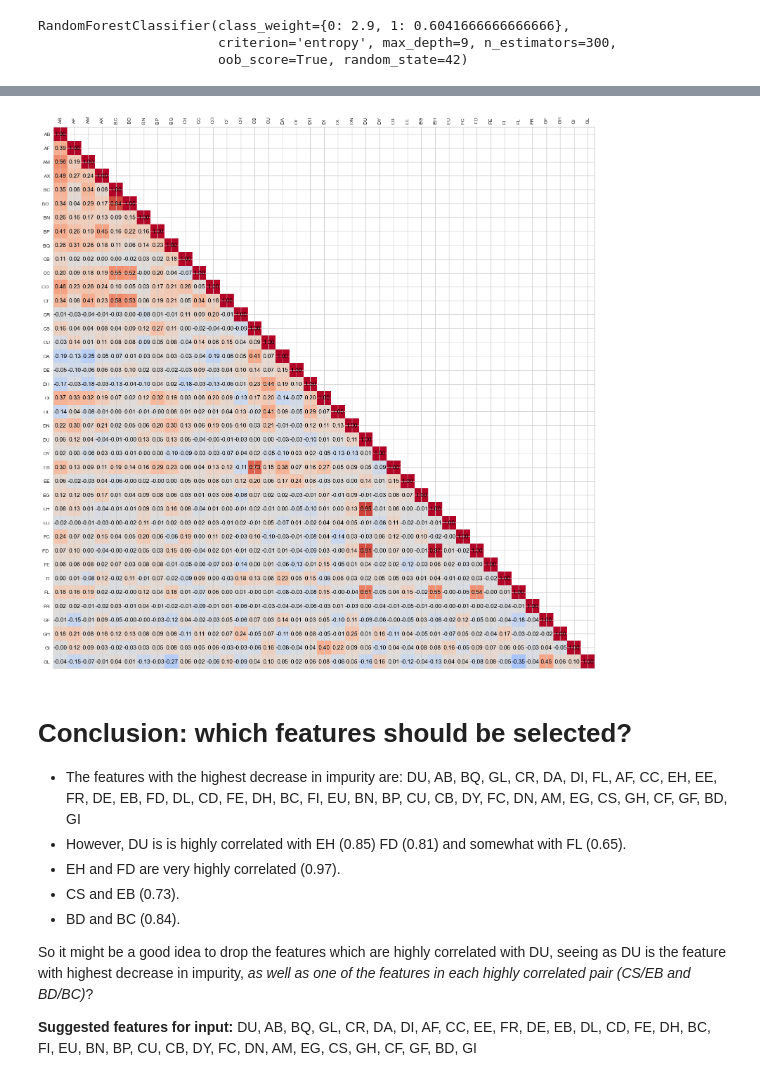
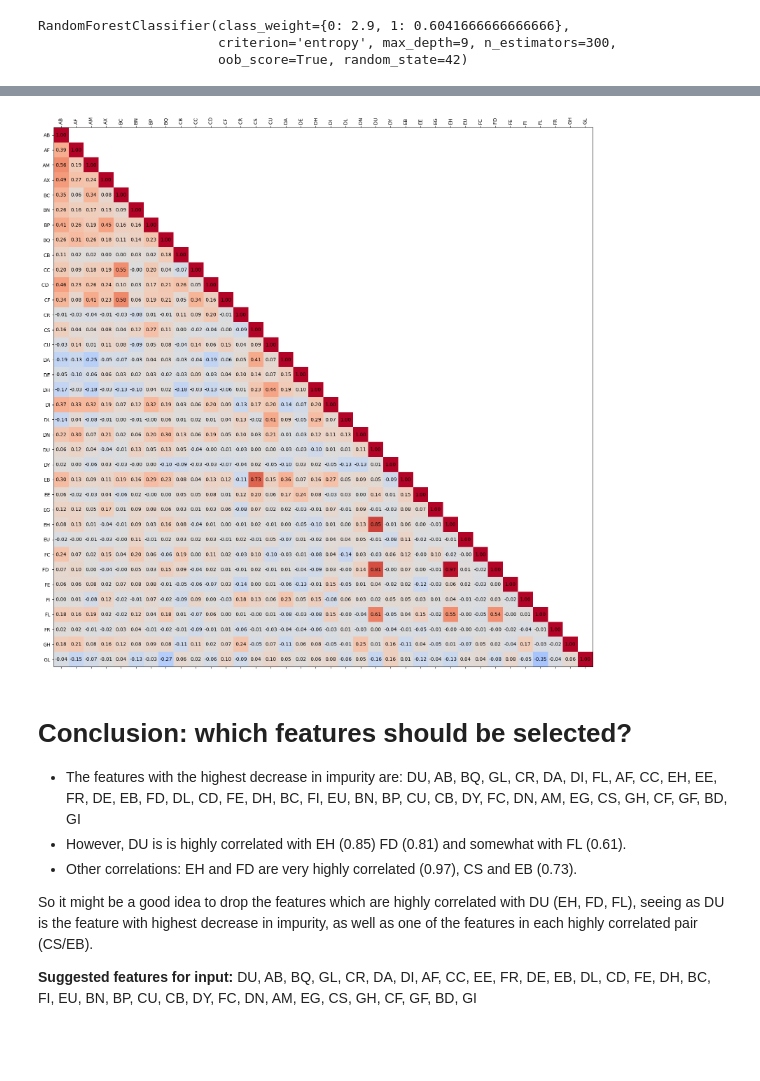
Before and after one commit to darby-brown/predicting-age-related-diseases, a Jupyter notebook: icr-identify-age-related-conditions/Juliana's jungle gym/RF_FR/RF_feature_importance.ipynb, the cells around one changed output, grey strips where cells are left out. Saved outputs shown, nothing was run; the diff lists cells and outputs as text; code cells hidden in the pictures; blank space fills up the shorter version.

```diff
--- a/icr-identify-age-related-conditions/Juliana's jungle gym/RF_FR/RF_feature_importance.ipynb
+++ b/icr-identify-age-related-conditions/Juliana's jungle gym/RF_FR/RF_feature_importance.ipynb
@@ -210,5 +224,6 @@ Validation balanced roc_auc: Mean: 0.95 Standard deviation: 0.06
 # %%
-hyperparameter_space = {'n_estimators': [100,200, 300,400,5000], #number of trees default=100
+#hyperparameter tuning:
+hyperparameter_space = {'n_estimators': [100,200,300,500,1000], #number of trees default=100
                          'max_depth': [3, 6, 9]} #depth of trees
 
 # Exhaustive search over specified parameter values for an estimator.
@@ -250,6 +272,6 @@ fig.tight_layout()
 # %%
 #select top variables
-top = forest_importances_sorted[0:39]
+top = forest_importances_sorted[0:36]
 df = top.to_frame().reset_index()
 
 # convert into pandas df for correlation
@@ -262,48 +284,44 @@ feature_train_df = train_df[FEATURE_COLUMNS]
 corr = feature_train_df.corr()
 
 #heatmap
 fig = plt.figure( figsize=(20, 20))
 ax = fig.add_subplot(111)
 
 # Create a mask for the upper triangle
 mask = np.triu(np.ones(corr.shape), k=1)
 
-# Set the upper triangle of the correlation matrix to a specific color (white in this case)
+# Set the upper triangle of the correlation matrix to white
 corr = corr.where(mask == 0)
 
 # Create the heatmap
 cax = ax.matshow(corr, cmap='coolwarm', vmin=-1, vmax=1)
 
-# Add colorbar
-# fig.colorbar(cax)
-
+# Plot
 ticks = np.arange(0, len(feature_train_df.columns), 1)
 ax.set_xticks(ticks)
 plt.xticks(rotation=90)
 ax.set_yticks(ticks)
 ax.set_xticklabels(feature_train_df.columns)
 ax.set_yticklabels(feature_train_df.columns)
 
 # Annotate the correlation values on the heatmap
 for i in range(len(feature_train_df.columns)):
     for j in range(len(feature_train_df.columns)):
         if mask[i, j] == 0:  # Display text only for the lower triangular part
             text = "{:.2f}".format(corr.iloc[i, j])  # Format the correlation value to two decimal places
             ax.text(j, i, text, ha='center', va='center', color='black')
 
 plt.show()
 # %% [output]
-[figure, old version]
+[figure, new version]
 # %% [markdown]
 # Conclusion: which features should be selected?
 
 - The features with the highest decrease in impurity are: DU, AB, BQ, GL, CR, DA, DI, FL, AF, CC, EH, EE, FR, DE, EB, FD, DL, CD, FE, DH, BC, FI, EU, BN, BP, CU, CB, DY, FC, DN, AM, EG, CS, GH, CF, GF, BD, GI
-- However, DU is is highly correlated with EH (0.85) FD (0.81) and somewhat with FL (0.65).
-- EH and FD are very highly correlated (0.97).
-- CS and EB (0.73).
-- BD and BC (0.84).
+- However, DU is is highly correlated with EH (0.85) FD (0.81) and somewhat with FL (0.61).
+- Other correlations: EH and FD are very highly correlated (0.97), CS and EB (0.73).
 
-So it might be a good idea to drop the features which are highly correlated with DU, seeing as DU is the feature with highest decrease in impurity, *as well as one of the features in each highly correlated pair (CS/EB  and BD/BC)*?
+So it might be a good idea to drop the features which are highly correlated with DU (EH, FD, FL), seeing as DU is the feature with highest decrease in impurity, as well as one of the features in each highly correlated pair (CS/EB).
 
 **Suggested features for input:**
 DU, AB, BQ, GL, CR, DA, DI, AF, CC, EE, FR, DE, EB, DL, CD, FE, DH, BC, FI, EU, BN, BP, CU, CB, DY, FC, DN, AM, EG, CS, GH, CF, GF, BD, GI
```
Also changed, not shown: parts of 22 cells of this notebook, 2 other files.
